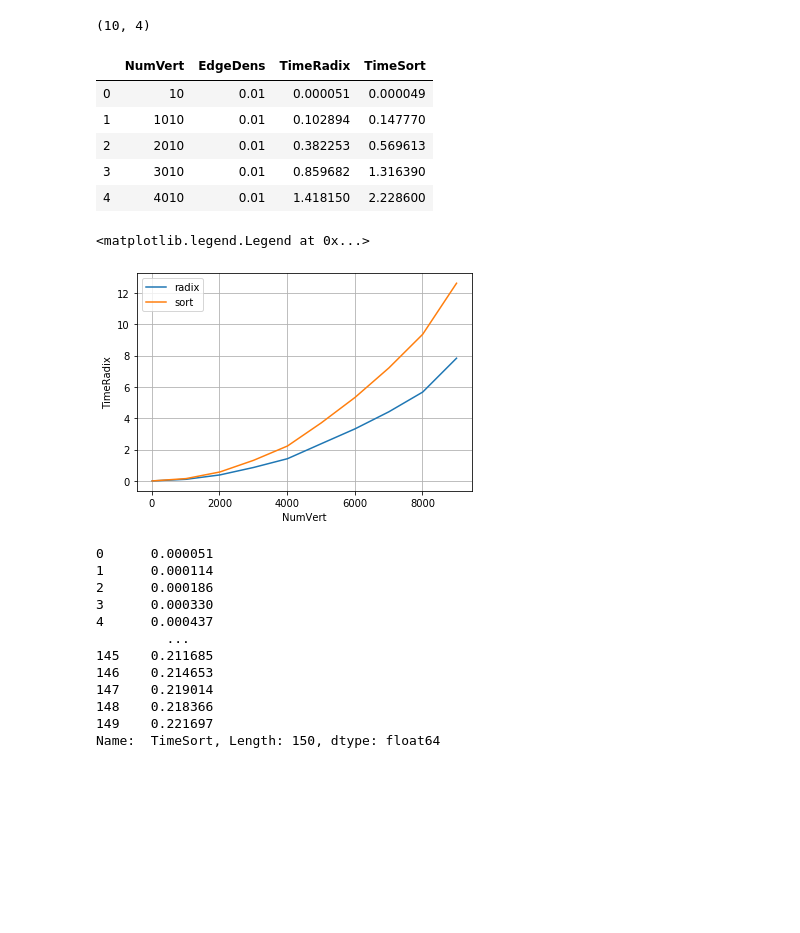
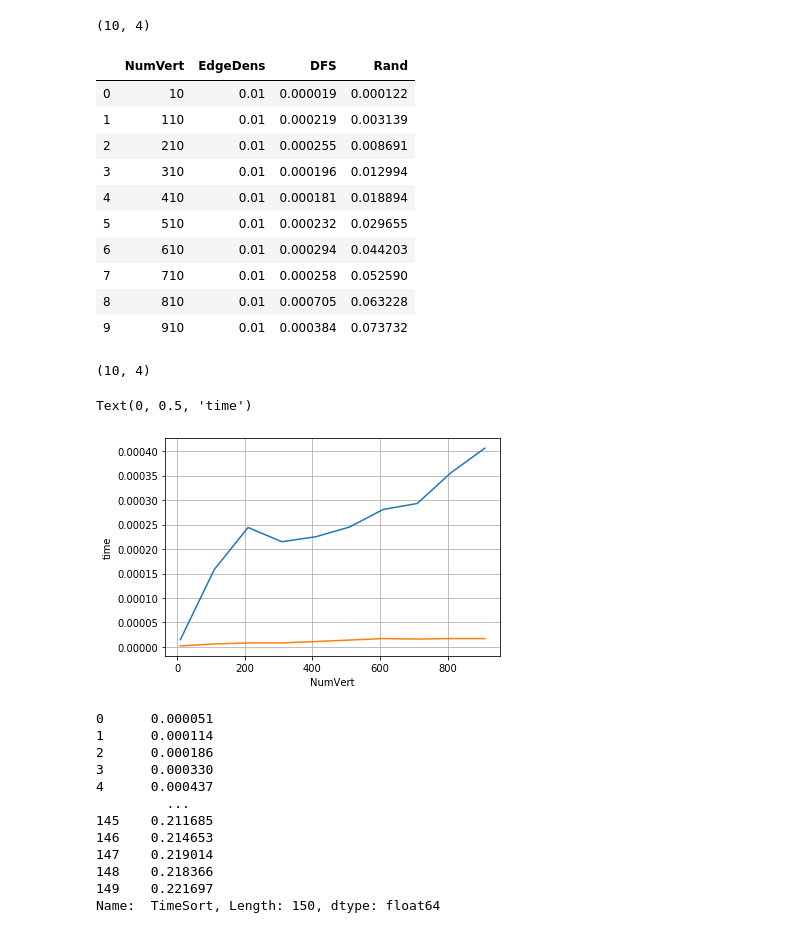
Before and after one commit to kislN/graph_lab_1, a Jupyter notebook: cmake-build-debug/report.ipynb, the cells around one changed output. Drawn from its saved outputs; the diff is of its cells as text; code cells hidden in the pictures; blank space fills up the shorter version.

```diff
--- a/cmake-build-debug/report.ipynb
+++ b/cmake-build-debug/report.ipynb
@@ -5,25 +5,34 @@ import pandas as pd
 # %%
 data = pd.read_csv('Out.csv')
 print(data.shape)
-data.head()
+data
 # %% [output]
 (10, 4)
-|  | NumVert | EdgeDens | TimeRadix | TimeSort |
-| 0 | 10 | 0.01 | 0.000051 | 0.000049 |
-| 1 | 1010 | 0.01 | 0.102894 | 0.147770 |
-| 2 | 2010 | 0.01 | 0.382253 | 0.569613 |
-| 3 | 3010 | 0.01 | 0.859682 | 1.316390 |
-| 4 | 4010 | 0.01 | 1.418150 | 2.228600 |
+|  | NumVert | EdgeDens | DFS | Rand |
+| 0 | 10 | 0.01 | 0.000019 | 0.000122 |
+| 1 | 110 | 0.01 | 0.000219 | 0.003139 |
+| 2 | 210 | 0.01 | 0.000255 | 0.008691 |
+| 3 | 310 | 0.01 | 0.000196 | 0.012994 |
+| 4 | 410 | 0.01 | 0.000181 | 0.018894 |
+| 5 | 510 | 0.01 | 0.000232 | 0.029655 |
+| 6 | 610 | 0.01 | 0.000294 | 0.044203 |
+| 7 | 710 | 0.01 | 0.000258 | 0.052590 |
+| 8 | 810 | 0.01 | 0.000705 | 0.063228 |
+| 9 | 910 | 0.01 | 0.000384 | 0.073732 |
 # %%
-rad, = plt.plot(data['NumVert'], data['TimeRadix'], label='radix')
-sor, = plt.plot(data['NumVert'], data['TimeSort'], label='sort')
+data = pd.read_csv('Out.csv')
+print(data.shape)
+data
+rad, = plt.plot(data['NumVert'], data['DFS'], label='DFS')
+sor, = plt.plot(data['NumVert'], data['Rand'], label='RAND')
 plt.grid()
 plt.xlabel('NumVert')
-plt.ylabel('TimeRadix')
-plt.legend(handles=[rad, sor])
+plt.ylabel('time')
+# plt.legend(handles=[dfs, rand])
 # %% [output]
-<matplotlib.legend.Legend at 0x...>
+(10, 4)
+Text(0, 0.5, 'time')
-[figure, old version]
+[figure, new version]
 # %%
 # %% [output]
 0      0.000051
```
Also changed, not shown: 3 other files.
